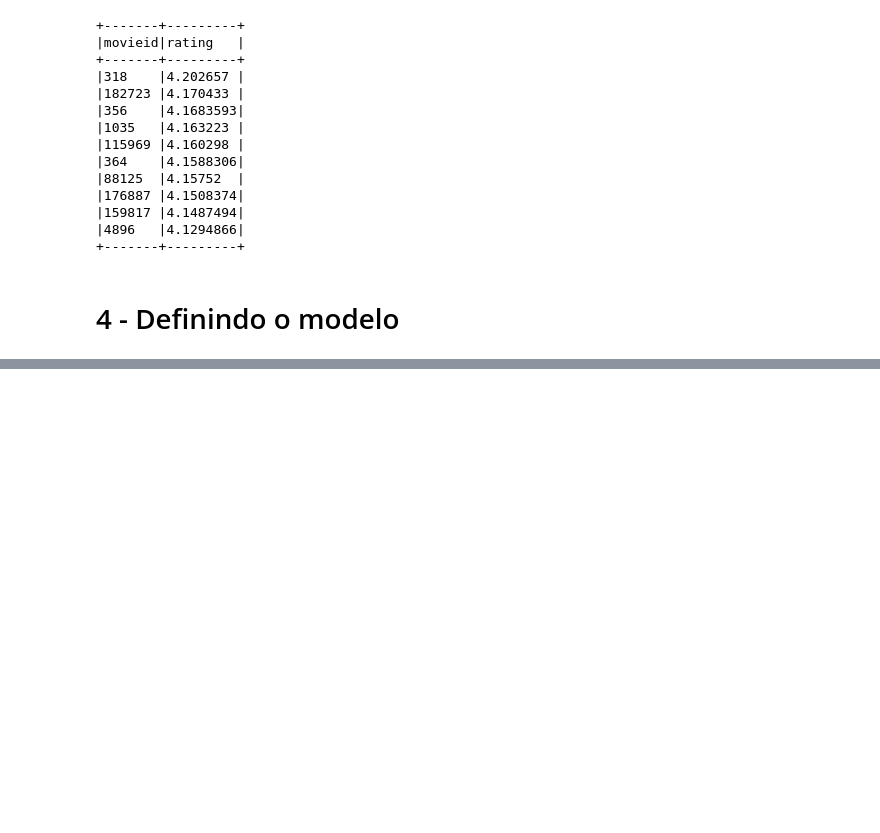
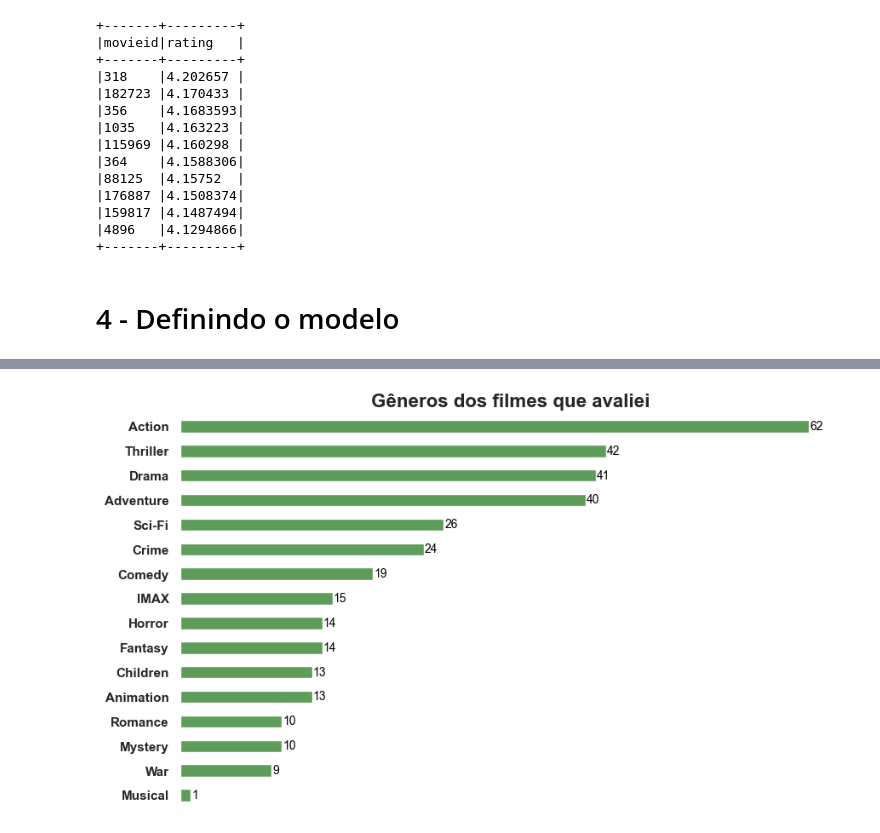
Before and after one commit to Vinicius-Luiz/movie_recommendation_pyspark, a Jupyter notebook: index_als.ipynb, the cells around one changed output, grey strips where cells are left out. Drawn from its saved outputs; the diff is of its cells as text; code cells hidden in the pictures; blank space fills up the shorter version.

```diff
--- a/index_als.ipynb
+++ b/index_als.ipynb
@@ -516,0 +563,37 @@ spark.sql(SQL_RECOMENDATIONS).show(truncate=False)
+# %%
+SQL_MY_MOVIES_GENRES = '''
+SELECT genres
+     , rating
+ FROM my_movies
+'''
+
+my_movies_genres = spark.sql(SQL_MY_MOVIES_GENRES)
+my_movies_genres = my_movies_genres.select(f.explode("genres").alias("genre"), 'rating')
+
+my_movies_genres.createOrReplaceTempView('my_movies_genres_explode')
+# %%
+genre_counts = my_movies_genres.toPandas()['genre']\
+                               .value_counts(ascending = True)
+
+
+sns.set_style("white", {
+        'axes.spines.bottom': False, 'axes.spines.left': False,
+        'axes.spines.right': False, 'axes.spines.top': False
+    })
+
+plt.figure(figsize=(10, 6))
+ax = genre_counts.plot(kind='barh', color='#5D9C59')
+
+plt.title('Gêneros dos filmes que avaliei', fontsize = 16, fontweight = 'bold')
+plt.xlabel('')
+plt.ylabel('')
+
+ax.set_xticks([])
+plt.yticks(fontweight='bold')
+
+for i, v in enumerate(genre_counts):
+    ax.text(v + 0.1, i, str(v), color='black', va='center', fontsize=10)
+
+plt.show()
+# %% [output]
+[figure, added]
```
Also changed, not shown: parts of 52 cells of this notebook, 1 other file.
